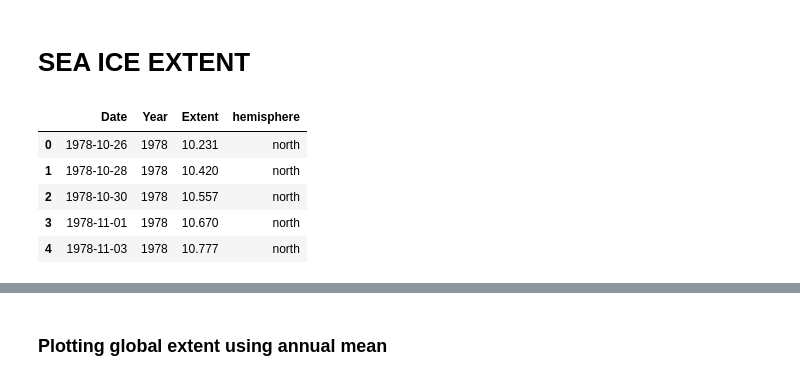
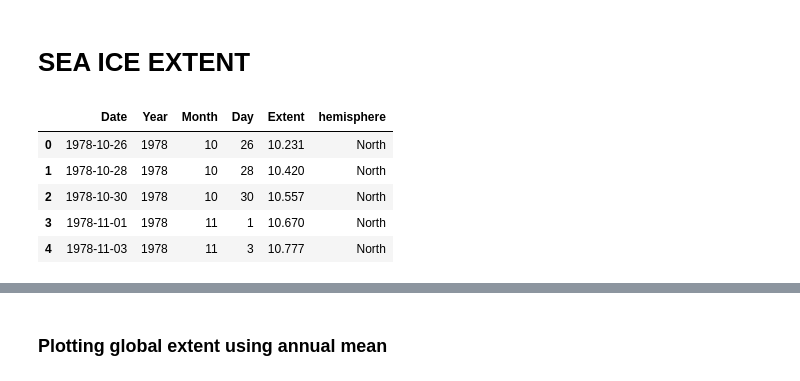
Before and after one commit to annaviper/climate-change, a Jupyter notebook: 3_sea_ice.ipynb, the cells around one changed output, grey strips where cells are left out. Cells and saved outputs as stored; diff of their text form; code cells hidden in the pictures.

Commit message:
updating hemisphere spelling

```diff
--- a/3_sea_ice.ipynb
+++ b/3_sea_ice.ipynb
@@ -10,12 +10,12 @@ import plotly.plotly as py
 import seaborn as sns
 # %%
 # Getting clean data
-ice = pd.read_csv('/Users/anna/data/climate-change/datasets/clean_ice.csv')
+ice = pd.read_csv('/Users/anna/data/projects/climate-change/datasets/clean_ice.csv')
 ice.head()
 # %% [output]
-|  | Date | Year | Extent | hemisphere |
-| 0 | 1978-10-26 | 1978 | 10.231 | north |
-| 1 | 1978-10-28 | 1978 | 10.420 | north |
-| 2 | 1978-10-30 | 1978 | 10.557 | north |
-| 3 | 1978-11-01 | 1978 | 10.670 | north |
-| 4 | 1978-11-03 | 1978 | 10.777 | north |
+|  | Date | Year | Month | Day | Extent | hemisphere |
+| 0 | 1978-10-26 | 1978 | 10 | 26 | 10.231 | North |
+| 1 | 1978-10-28 | 1978 | 10 | 28 | 10.420 | North |
+| 2 | 1978-10-30 | 1978 | 10 | 30 | 10.557 | North |
+| 3 | 1978-11-01 | 1978 | 11 | 1 | 10.670 | North |
+| 4 | 1978-11-03 | 1978 | 11 | 3 | 10.777 | North |
```
Also changed, not shown: parts of 13 cells of this notebook.
